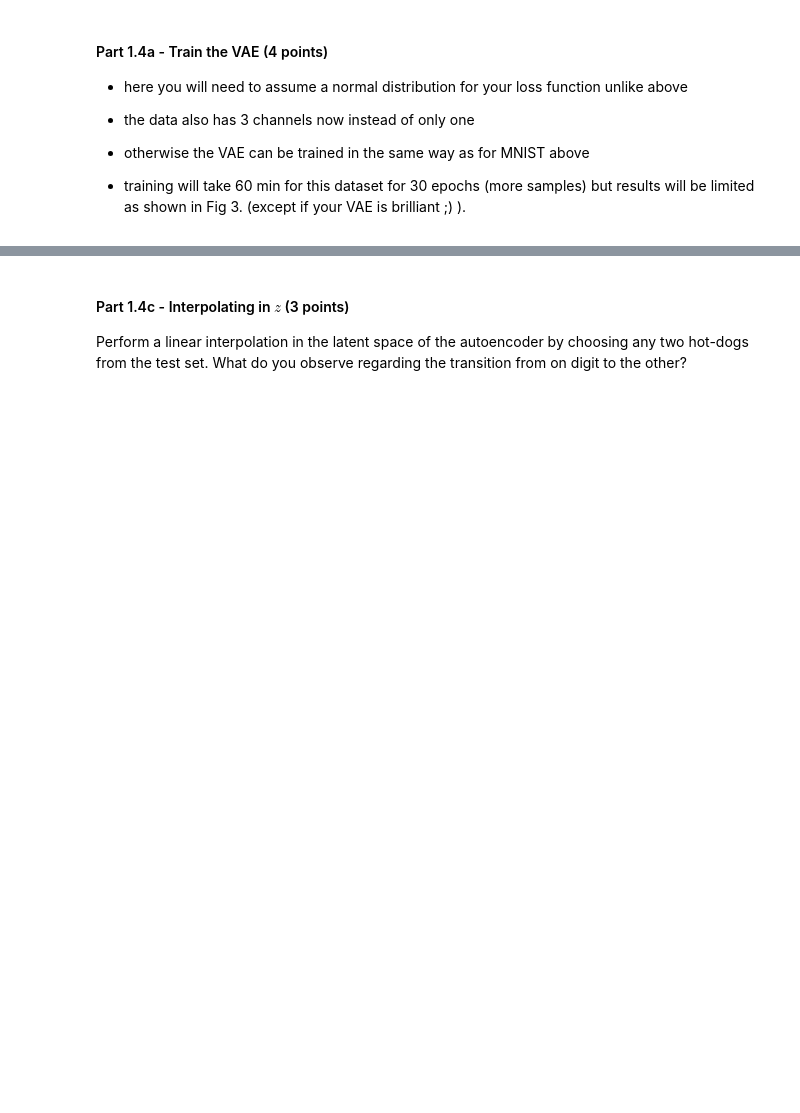
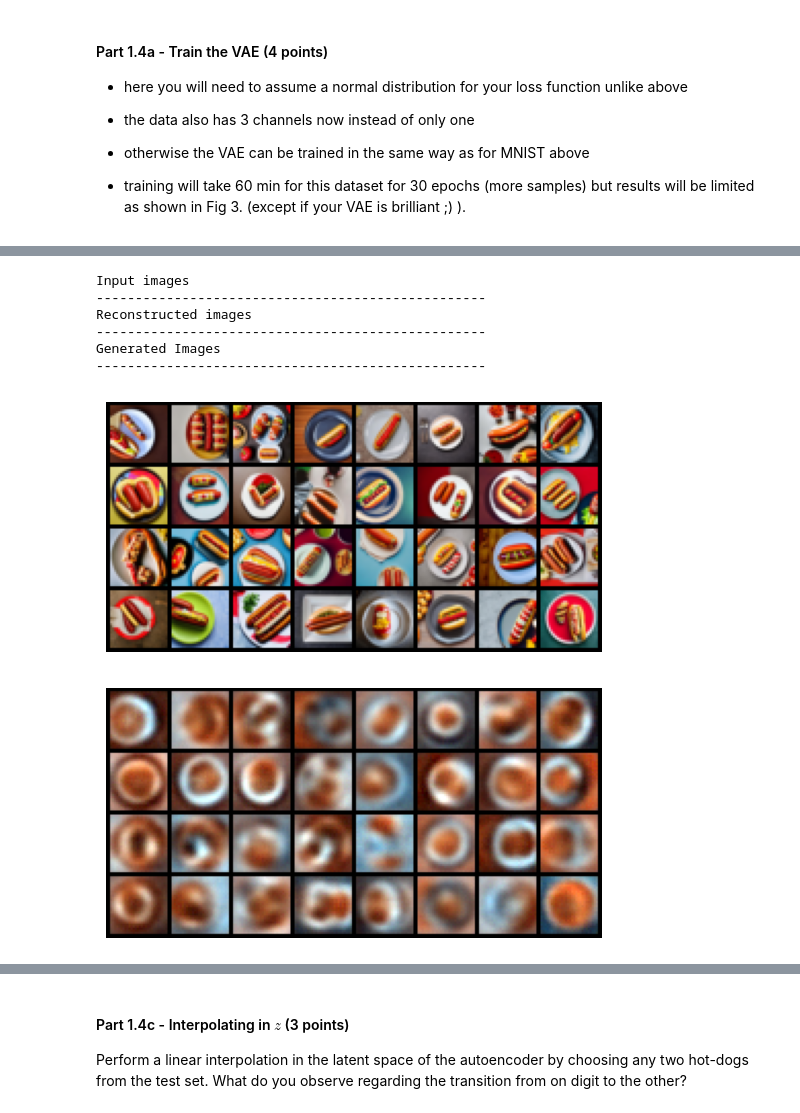
Before and after one commit to fedmand/VAE-DDPM-Implementation, a Jupyter notebook: dl_cw2.ipynb, the cells around one changed output, grey strips where cells are left out. Saved outputs shown, nothing was run; the diff lists cells and outputs as text; code cells hidden in the pictures; blank space fills up the shorter version.

```diff
--- a/dl_cw2.ipynb
+++ b/dl_cw2.ipynb
@@ -953,17 +953,19 @@ batch_size = 64  # Process 64 images at a time
 # - Resize: Scale images to 28x28
 # - Random flips: Data augmentation to help prevent overfitting
 transform_ = transforms.Compose(
-    [transforms.ToTensor(),
-     transforms.Normalize((0.5, 0.5, 0.5), (0.5, 0.5, 0.5)),
+    [
      transforms.Resize((image_size, image_size)),
      transforms.RandomHorizontalFlip(p=0.5),
-     transforms.RandomVerticalFlip(p=0.5)]
+     transforms.RandomVerticalFlip(p=0.5),
+     #transforms.Normalize((0.5, 0.5, 0.5), (0.5, 0.5, 0.5)),
+     transforms.ToTensor()
+     ]
      )
 
 # Define test data transforms - same as training but without augmentation
 transform_test = transforms.Compose([
-    transforms.ToTensor(),
-    transforms.Resize((image_size, image_size))
+    transforms.Resize((image_size, image_size)),
+    transforms.ToTensor()
 ])
 
 # Create train and test datasets
@@ -1021,8 +1016,8 @@ def loss_function_VAE(recon_x, x, mu, logvar, beta):
         # It makes sense for RGB: continuous intensities, contain textures, shading
         tot_elems = x.numel()
         square_differences = (x - recon_x).pow(2)
-        NLL = 0.5 * tot_elems * math.log(2*math.pi) + 0.5 * square_differences.sum()
-
+        # NLL = 0.5 * tot_elems * math.log(2*math.pi) + 0.5 * square_differences.sum()
+        NLL = F.mse_loss(recon_x, x, reduction='sum')
         KLD = -0.5 * torch.sum(1 + logvar - mu.pow(2) - logvar.exp())
         return NLL + beta * KLD, NLL, KLD
 
@@ -1130,33 +1125,42 @@ fixed_input = sample_inputs[0:32, :, :, :]
 # visualize the original images of the last batch of the test set
 img = make_grid(denorm(fixed_input), nrow=8, padding=2, normalize=False,
                 scale_each=False, pad_value=0)
 plt.figure()
 show(img)
 
 print('Reconstructed images')
 print('-'*50)
 model.eval()
 with torch.no_grad():
     # visualize the reconstructed images of the last batch of test set
     data = fixed_input.to(device)
     recon_batch, _, _ = model(data)
 
-    recon_batch = recon_batch.cpu()
+    recon_batch = recon_batch.clamp(0,1).cpu()
     recon_batch = make_grid(denorm(recon_batch), nrow=8, padding=2, normalize=False,
                             scale_each=False, pad_value=0)
     plt.figure()
     show(recon_batch)
 
 print('Generated Images')
 print('-'*50)
 model.eval()
 n_samples = 256
 z = torch.randn(n_samples,latent_dim).to(device)
 with torch.no_grad():
     samples = model.decode(z)
 
-    samples = samples.cpu()
-    samples = make_grid(denorm(samples), nrow=16, padding=2, normalize=False,
+    samples = samples.clamp(0,1).cpu()
+    samples = make_grid(samples, nrow=16, padding=2, normalize=False,
                         scale_each=False, pad_value=0)
     plt.figure(figsize = (8,8))
     show(samples)
+# %% [output]
+Input images
+--------------------------------------------------
+Reconstructed images
+--------------------------------------------------
+Generated Images
+--------------------------------------------------
+[figure, added]
+[figure, added]
```
Also changed, not shown: parts of 4 cells of this notebook, 2 other files.
